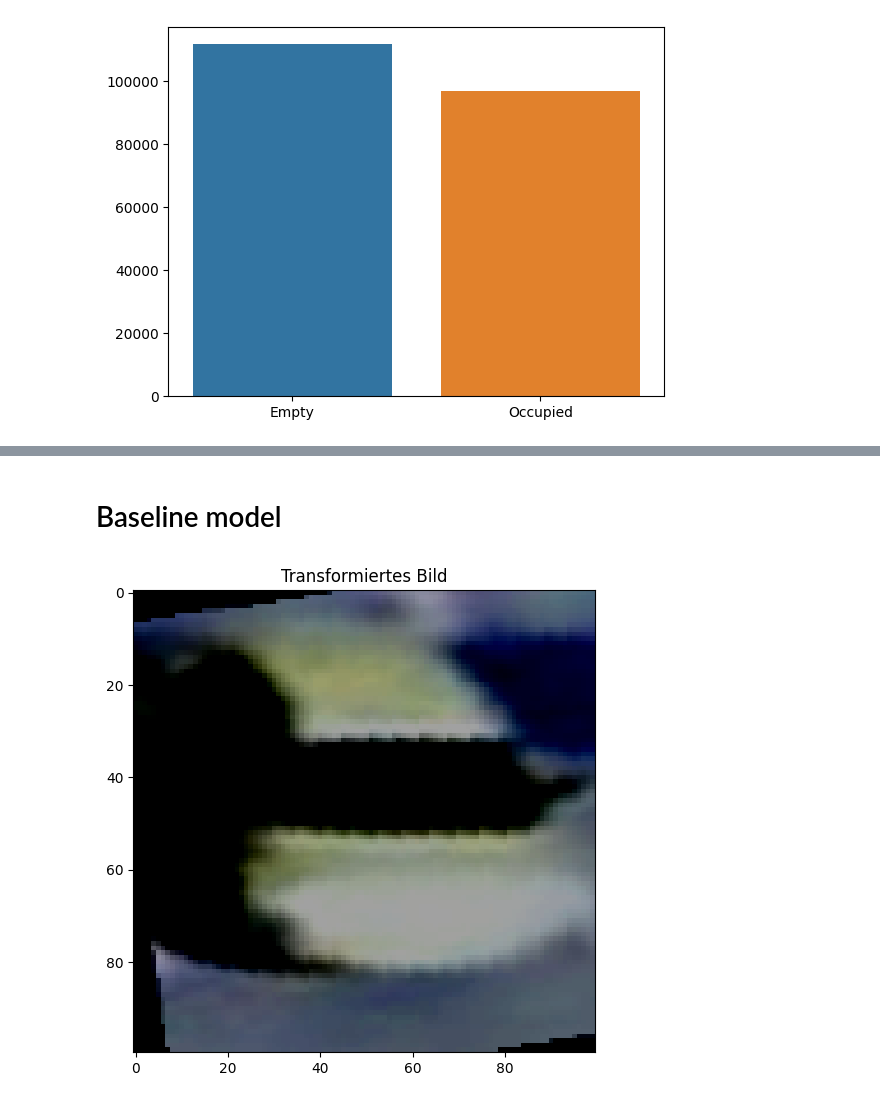
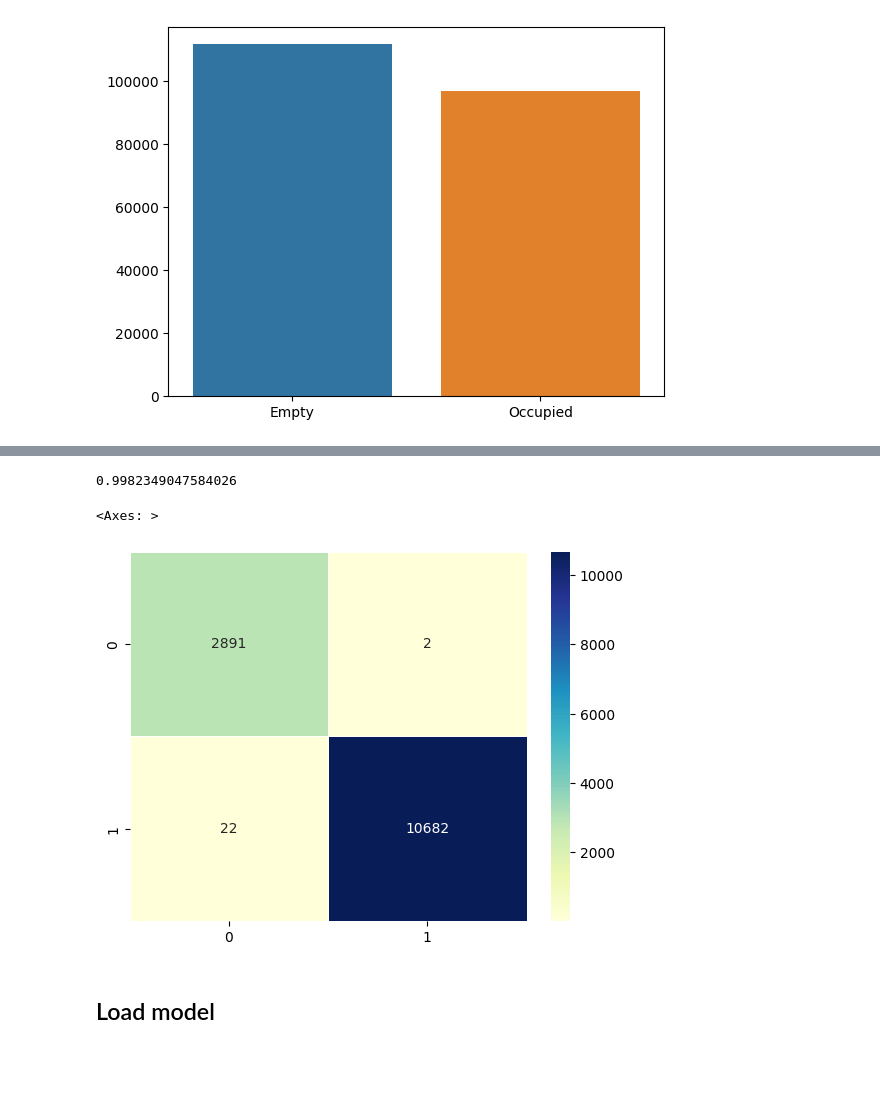
Before and after one commit to maxivmn/pklot, a Jupyter notebook: notebooks/classification.ipynb, the cells around one changed output, grey strips where cells are left out. Drawn from its saved outputs; the diff is of its cells as text; code cells hidden in the pictures; blank space fills up the shorter version.

```diff
--- a/notebooks/classification.ipynb
+++ b/notebooks/classification.ipynb
@@ -63,8 +79,5 @@ occupiedlist = os.listdir(os.path.join(DATASET_PATH,'Occupied'))
 # %%
 
-trainpath = os.path.join(DATASET_PATH,'train')
-testpath = os.path.join(DATASET_PATH,'test')
-valpath = os.path.join(DATASET_PATH,'val')
 # if not os.path.exists(trainpath):
 #     os.makedirs(trainpath)
 #     os.makedirs(os.path.join(trainpath,'Empty'))
@@ -130,0 +376,12 @@ sns.barplot(x=labels, y =[len(emptylist), len(occupiedlist)])
+# %%
+#check for gpu
+if torch.backends.mps.is_available():
+   mps_device = torch.device("mps")
+   x = torch.ones(1, device=mps_device)
+   print (x)
+else:
+   print ("MPS device not found.")
+
+   # Check if GPU is available.
+print(torch.backends.mps.is_available())
+print(torch.backends.mps.is_built()) #MPS is activated
@@ -130,0 +405,8 @@ sns.barplot(x=labels, y =[len(emptylist), len(occupiedlist)])
+# %%
+# Helper function to save confusion matrix as a text file
+def save_confusion_matrix(cm, epoch):
+    filename = f"confusion_matrix_epoch_{epoch}.txt"
+    with open(filename, "w") as file:
+        file.write("Confusion Matrix:\n")
+        file.write(str(cm))
+    return filename
@@ -130,0 +512,13 @@ sns.barplot(x=labels, y =[len(emptylist), len(occupiedlist)])
+# %%
+all_predictions = []
+all_labels = []
+
+for inputs_val, labels_val in valDataLoader:
+    inputs_val, labels_val = inputs_val.to(device), labels_val.to(device)
+    outputs = model(inputs_val)
+    loss = criterion(outputs, labels_val)
+    val_loss += loss.item()
+
+    _, predictions = torch.max(outputs, 1)
+    all_predictions.extend(predictions.cpu().numpy())
+    all_labels.extend(labels_val.cpu().numpy())
@@ -131,2 +536,12 @@ sns.barplot(x=labels, y =[len(emptylist), len(occupiedlist)])
+# %%
+
+
+print(accuracy_score(all_labels, all_predictions))
+cm = confusion_matrix(all_labels, all_predictions)
+sns.heatmap(cm, cmap='YlGnBu', annot=True, fmt='d', linewidths=.5)
+# %% [output]
+0.9982349047584026
+<Axes: >
+[figure, added]
 # %% [markdown]
-# Baseline model
+## Load model
@@ -155,31 +547,0 @@ valDataLoader = DataLoader(valDataset, batch_size=BATCH_SIZE)
-# %%
-image_path = '../data/PKLot/PKLotSegmented_rearranged/PUC/Sunny/Occupied/2012-09-11_15_16_58#001.jpg'
-
-# Bild einlesen
-image = cv2.imread(image_path)
-
-# Definition der Transformationen
-data_transform = transforms.Compose([
-    transforms.ToPILImage(),
-    transforms.Resize((128, 128), interpolation=Image.BICUBIC),
-    transforms.RandomHorizontalFlip(),
-    transforms.RandomRotation(degrees=15),
-    transforms.ColorJitter(brightness=0.2, contrast=0.2, saturation=0.2, hue=0.1),
-    transforms.RandomResizedCrop((100, 100), scale=(0.8, 1.0), ratio=(0.9, 1.1)),
-    transforms.ToTensor(),
-    transforms.Normalize(mean=[0.5, 0.5, 0.5], std=[0.5, 0.5, 0.5]),
-])
-
-# Anwendung der Transformationen
-transformed_image = data_transform(image)
-
-# Umwandlung von Tensor in NumPy-Array und Rückkehr der Werte auf den Bereich [0, 255]
-transformed_image = (transformed_image.numpy().transpose((1, 2, 0)) * 255).astype('uint8')
-
-# Bild anzeigen
-plt.figure(figsize=(6, 6))
-plt.imshow(transformed_image)
-plt.title('Transformiertes Bild')
-plt.show()
-# %% [output]
-[figure, removed]
```
Also changed, not shown: parts of 30 cells of this notebook, 28 other files.
